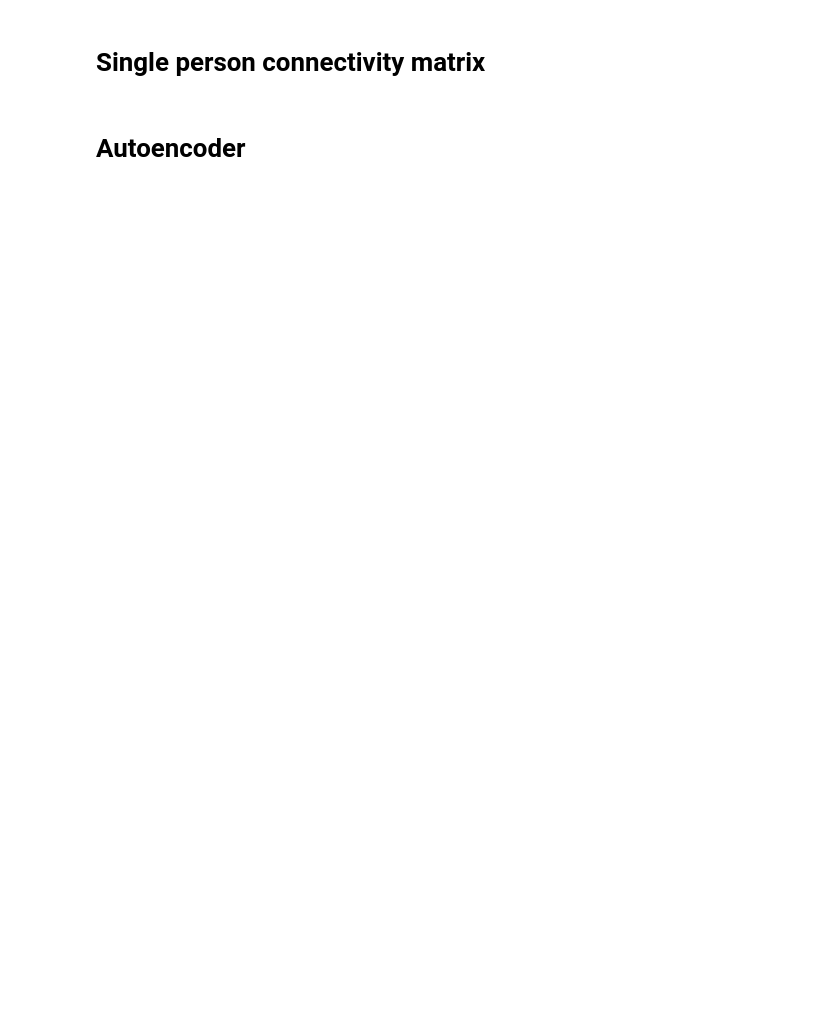
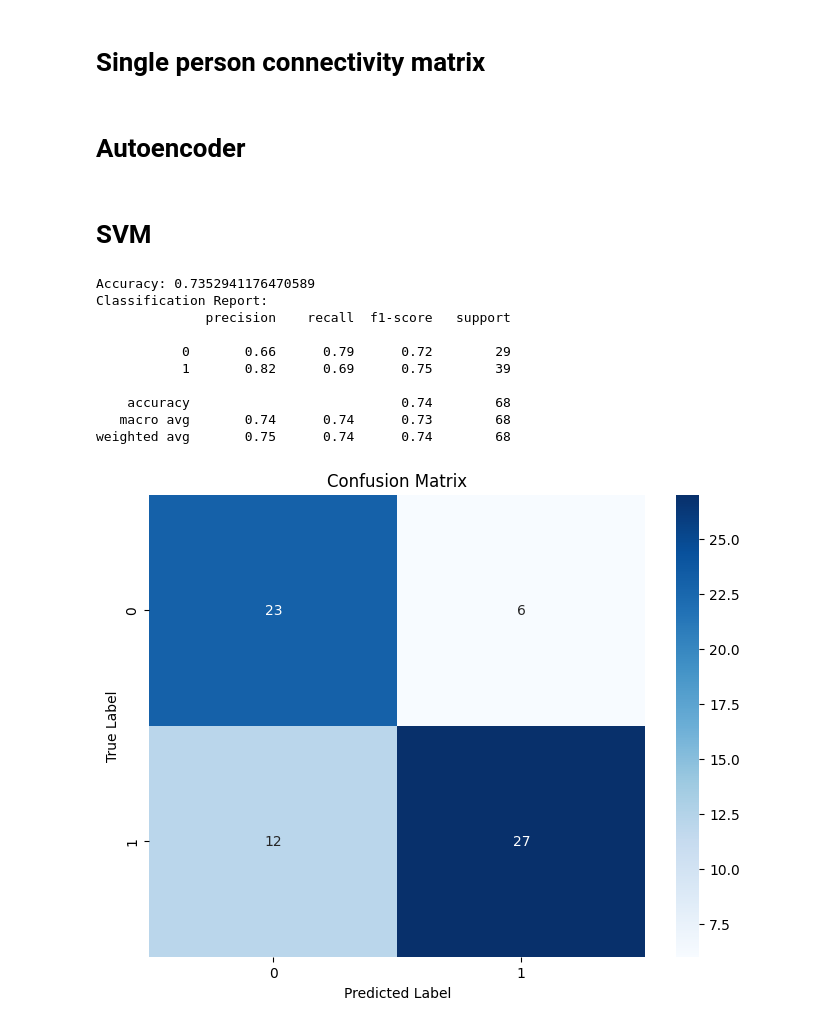
Before and after one commit to leahelene/NMA_Project_2024, a Jupyter notebook: ProjectNMA.ipynb, the cells around one changed output. Saved outputs shown, nothing was run; the diff lists cells and outputs as text; code cells hidden in the pictures; blank space fills up the shorter version.

```diff
--- a/ProjectNMA.ipynb
+++ b/ProjectNMA.ipynb
@@ -316,7 +71,7 @@ import matplotlib.pyplot as plt
 from nilearn import plotting, datasets
 # %%
 # The download cells will store the data in nested directories starting here:
-HCP_DIR = "/content/drive/My Drive/HCP_data"
+HCP_DIR = r"C:\Users\sebae\NMA_Project_2024\HCP_data"
 if not os.path.isdir(HCP_DIR):
   os.mkdir(HCP_DIR)
 
@@ -1023,3 +1003,57 @@ model.fit(fc_reshaped, fc_reshaped, epochs=epochs, batch_size=batch_size)
 
 # Extract Latent Features (optional)
 latent_features = model.encoder.predict(fc_reshaped)
+# %% [markdown]
+# SVM
+# %%
+import numpy as np
+from sklearn.model_selection import train_test_split
+from sklearn.svm import SVC
+from sklearn.metrics import accuracy_score, classification_report, confusion_matrix
+import matplotlib.pyplot as plt
+import seaborn as sns
+
+# Suponiendo que principal_components es tu conjunto de características y y es tu variable objetivo
+X = principal_components
+y = labels_vector  # Reemplaza con tu variable objetivo real
+
+# Dividir los datos en conjuntos de entrenamiento y prueba
+X_train, X_test, y_train, y_test = train_test_split(X, y, test_size=0.2, train_size=0.8, random_state=42)
+
+# Inicializar el clasificador SVM
+classifier = SVC(kernel='linear', random_state=42)
+
+# Entrenar el clasificador
+classifier.fit(X_train, y_train)
+
+# Hacer predicciones
+y_pred = classifier.predict(X_test)
+
+# Evaluar el clasificador
+accuracy = accuracy_score(y_test, y_pred)
+print(f'Accuracy: {accuracy}')
+
+report = classification_report(y_test, y_pred)
+print('Classification Report:')
+print(report)
+
+# Matriz de confusión
+matrix = confusion_matrix(y_test, y_pred)
+plt.figure(figsize=(8, 6))
+sns.heatmap(matrix, annot=True, fmt='d', cmap='Blues', xticklabels=classifier.classes_, yticklabels=classifier.classes_)
+plt.xlabel('Predicted Label')
+plt.ylabel('True Label')
+plt.title('Confusion Matrix')
+plt.show()
+# %% [output]
+Accuracy: 0.7352941176470589
+Classification Report:
+              precision    recall  f1-score   support
+
+           0       0.66      0.79      0.72        29
+           1       0.82      0.69      0.75        39
+
+    accuracy                           0.74        68
+   macro avg       0.74      0.74      0.73        68
+weighted avg       0.75      0.74      0.74        68
+[figure, added]
```
Also changed, not shown: parts of 39 cells of this notebook.
